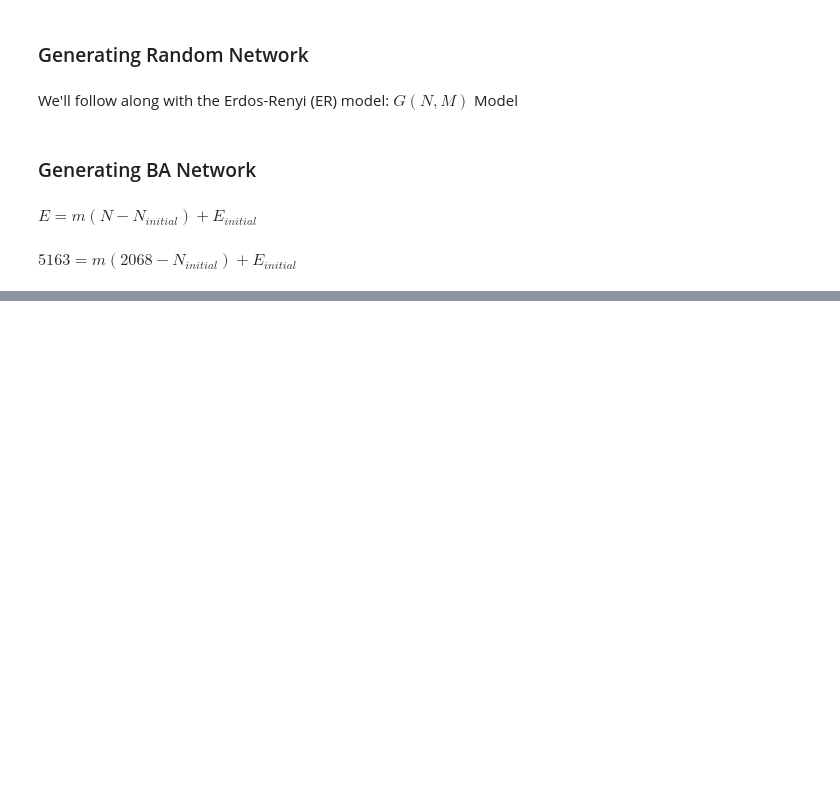
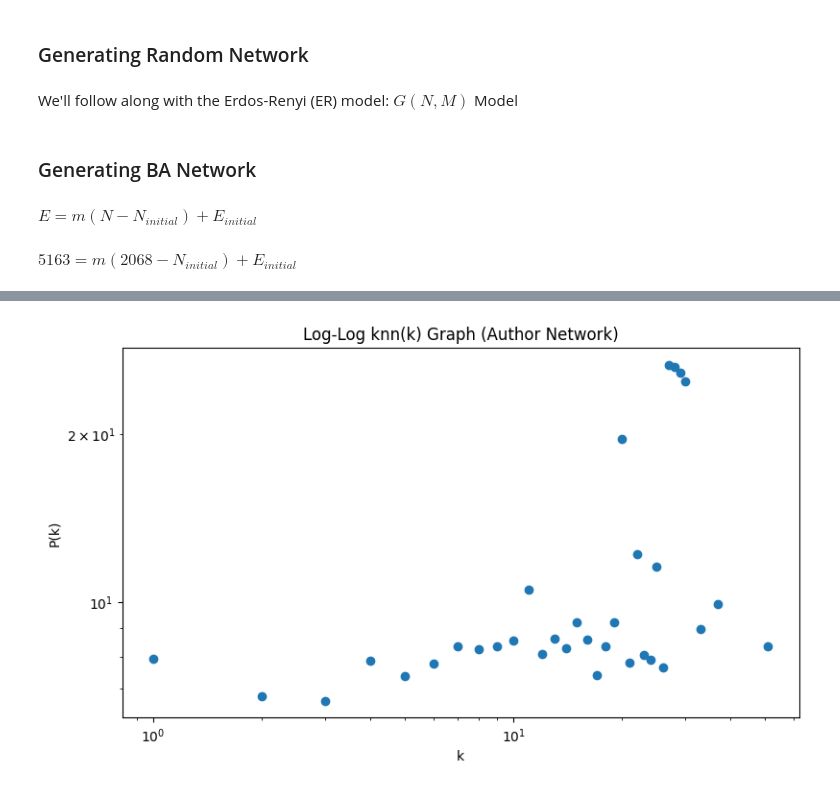
Before and after one commit to ignRyann/author-network-analysis, a Jupyter notebook: coursework1.ipynb, the cells around one changed output, grey strips where cells are left out. Cells and saved outputs as stored; diff of their text form; code cells hidden in the pictures; blank space fills up the shorter version.

```diff
--- a/coursework1.ipynb
+++ b/coursework1.ipynb
@@ -109,0 +200,16 @@ BA = nx.barabasi_albert_graph(2068, m, initial_graph= initial)
+# %%
+def plot_knn(G, graph_name):
+    knn = nx.average_degree_connectivity(G)
+
+    k = list(knn.keys())
+    plt.figure(figsize=(20,5))
+
+    plt.subplot(121)
+    plt.title("Log-Log knn(k) Graph (" + graph_name + ")")
+    plt.xlabel("k")
+    plt.ylabel("P(k)")
+    plt.loglog(k, list(knn.values()), 'o')
+# %%
+plot_knn(author_network, "Author Network")
+# %% [output]
+[figure, added]
```
Also changed, not shown: parts of 42 cells of this notebook.
